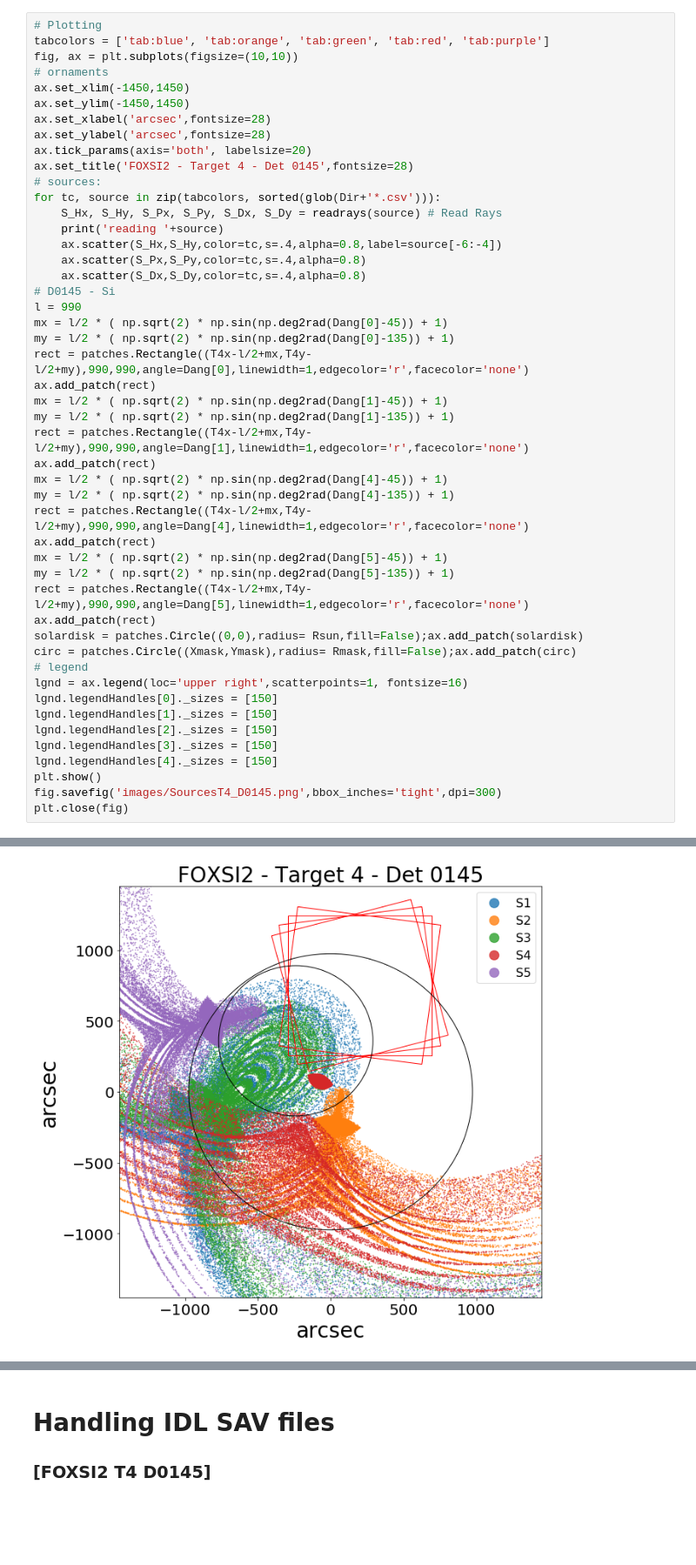
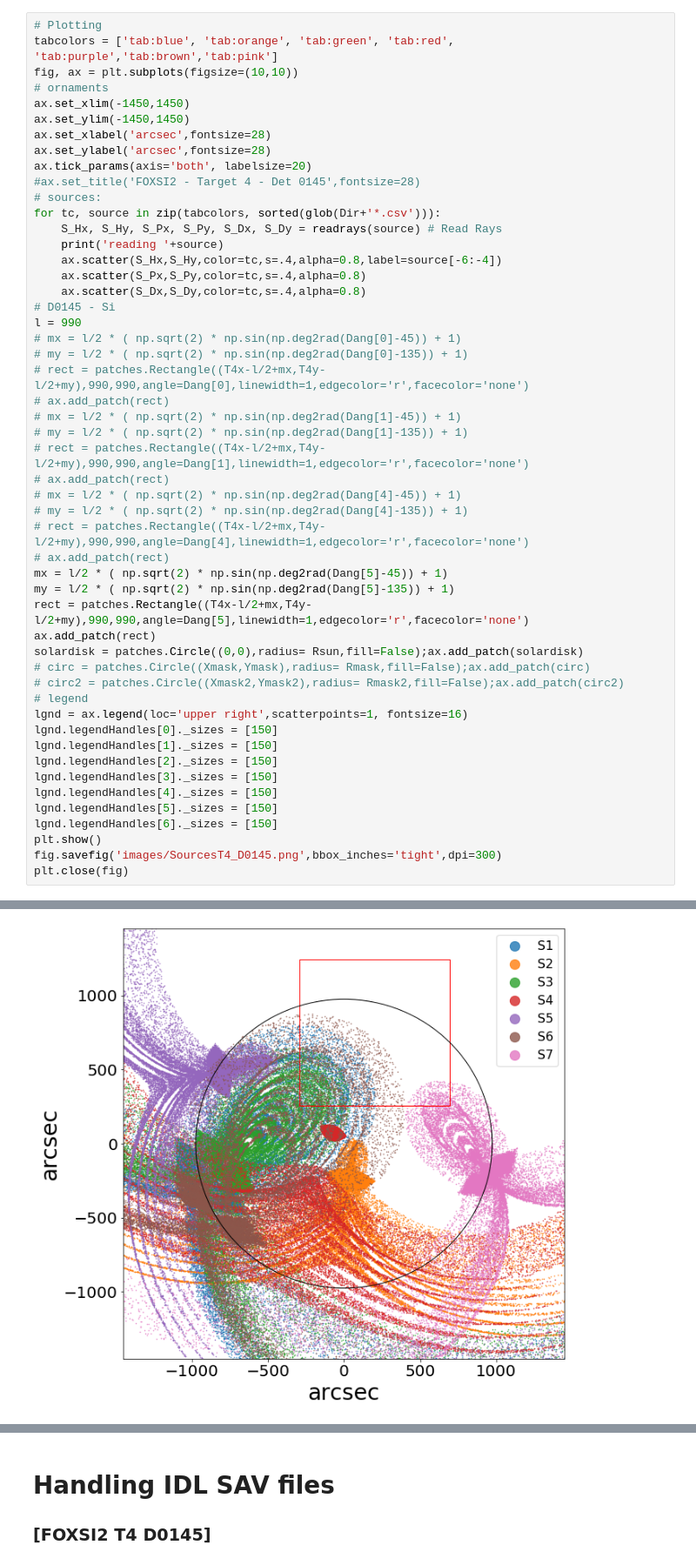
Before and after one commit to pymilo/QuietSunAnalysis, a Jupyter notebook: FOXSI2/D0145_T4-FOXSI2-QS-FluxStudy.ipynb, the cells around one changed output, grey strips where cells are left out. Shown at 87% size. Drawn from its saved outputs; the diff is of its cells as text; blank space fills up the shorter version.

```diff
--- a/FOXSI2/D0145_T4-FOXSI2-QS-FluxStudy.ipynb
+++ b/FOXSI2/D0145_T4-FOXSI2-QS-FluxStudy.ipynb
@@ -72,7 +74,7 @@ def readrays(file):
     return All_Hx, All_Hy, All_Px, All_Py, All_Dx, All_Dy
 # %%
 # Plotting
-tabcolors = ['tab:blue', 'tab:orange', 'tab:green', 'tab:red', 'tab:purple']
+tabcolors = ['tab:blue', 'tab:orange', 'tab:green', 'tab:red', 'tab:purple','tab:brown','tab:pink']
 fig, ax = plt.subplots(figsize=(10,10))
 # ornaments
 ax.set_xlim(-1450,1450)
@@ -80,7 +82,7 @@ ax.set_ylim(-1450,1450)
 ax.set_xlabel('arcsec',fontsize=28)
 ax.set_ylabel('arcsec',fontsize=28)
 ax.tick_params(axis='both', labelsize=20)
-ax.set_title('FOXSI2 - Target 4 - Det 0145',fontsize=28)
+#ax.set_title('FOXSI2 - Target 4 - Det 0145',fontsize=28)
 # sources:
 for tc, source in zip(tabcolors, sorted(glob(Dir+'*.csv'))):
     S_Hx, S_Hy, S_Px, S_Py, S_Dx, S_Dy = readrays(source) # Read Rays
@@ -90,24 +92,25 @@ for tc, source in zip(tabcolors, sorted(glob(Dir+'*.csv'))):
     ax.scatter(S_Dx,S_Dy,color=tc,s=.4,alpha=0.8)
 # D0145 - Si
 l = 990
-mx = l/2 * ( np.sqrt(2) * np.sin(np.deg2rad(Dang[0]-45)) + 1)
-my = l/2 * ( np.sqrt(2) * np.sin(np.deg2rad(Dang[0]-135)) + 1)
-rect = patches.Rectangle((T4x-l/2+mx,T4y-l/2+my),990,990,angle=Dang[0],linewidth=1,edgecolor='r',facecolor='none')
-ax.add_patch(rect)
-mx = l/2 * ( np.sqrt(2) * np.sin(np.deg2rad(Dang[1]-45)) + 1)
-my = l/2 * ( np.sqrt(2) * np.sin(np.deg2rad(Dang[1]-135)) + 1)
-rect = patches.Rectangle((T4x-l/2+mx,T4y-l/2+my),990,990,angle=Dang[1],linewidth=1,edgecolor='r',facecolor='none')
-ax.add_patch(rect)
-mx = l/2 * ( np.sqrt(2) * np.sin(np.deg2rad(Dang[4]-45)) + 1)
-my = l/2 * ( np.sqrt(2) * np.sin(np.deg2rad(Dang[4]-135)) + 1)
-rect = patches.Rectangle((T4x-l/2+mx,T4y-l/2+my),990,990,angle=Dang[4],linewidth=1,edgecolor='r',facecolor='none')
-ax.add_patch(rect)
+# mx = l/2 * ( np.sqrt(2) * np.sin(np.deg2rad(Dang[0]-45)) + 1)
+# my = l/2 * ( np.sqrt(2) * np.sin(np.deg2rad(Dang[0]-135)) + 1)
+# rect = patches.Rectangle((T4x-l/2+mx,T4y-l/2+my),990,990,angle=Dang[0],linewidth=1,edgecolor='r',facecolor='none')
+# ax.add_patch(rect)
+# mx = l/2 * ( np.sqrt(2) * np.sin(np.deg2rad(Dang[1]-45)) + 1)
+# my = l/2 * ( np.sqrt(2) * np.sin(np.deg2rad(Dang[1]-135)) + 1)
+# rect = patches.Rectangle((T4x-l/2+mx,T4y-l/2+my),990,990,angle=Dang[1],linewidth=1,edgecolor='r',facecolor='none')
+# ax.add_patch(rect)
+# mx = l/2 * ( np.sqrt(2) * np.sin(np.deg2rad(Dang[4]-45)) + 1)
+# my = l/2 * ( np.sqrt(2) * np.sin(np.deg2rad(Dang[4]-135)) + 1)
+# rect = patches.Rectangle((T4x-l/2+mx,T4y-l/2+my),990,990,angle=Dang[4],linewidth=1,edgecolor='r',facecolor='none')
+# ax.add_patch(rect)
 mx = l/2 * ( np.sqrt(2) * np.sin(np.deg2rad(Dang[5]-45)) + 1)
 my = l/2 * ( np.sqrt(2) * np.sin(np.deg2rad(Dang[5]-135)) + 1)
 rect = patches.Rectangle((T4x-l/2+mx,T4y-l/2+my),990,990,angle=Dang[5],linewidth=1,edgecolor='r',facecolor='none')
 ax.add_patch(rect)
 solardisk = patches.Circle((0,0),radius= Rsun,fill=False);ax.add_patch(solardisk)
-circ = patches.Circle((Xmask,Ymask),radius= Rmask,fill=False);ax.add_patch(circ)
+# circ = patches.Circle((Xmask,Ymask),radius= Rmask,fill=False);ax.add_patch(circ)
+# circ2 = patches.Circle((Xmask2,Ymask2),radius= Rmask2,fill=False);ax.add_patch(circ2)
 # legend
 lgnd = ax.legend(loc='upper right',scatterpoints=1, fontsize=16)
 lgnd.legendHandles[0]._sizes = [150]
@@ -115,6 +118,8 @@ lgnd.legendHandles[1]._sizes = [150]
 lgnd.legendHandles[2]._sizes = [150]
 lgnd.legendHandles[3]._sizes = [150]
 lgnd.legendHandles[4]._sizes = [150]
+lgnd.legendHandles[5]._sizes = [150]
+lgnd.legendHandles[6]._sizes = [150]
 plt.show()
 fig.savefig('images/SourcesT4_D0145.png',bbox_inches='tight',dpi=300)
 plt.close(fig)
@@ -132,3 +141,3 @@ reading ./D0145_rays/D0145S5.csv
-[figure, old version]
+[figure, new version]
 # %%
 # Plotting
```
Also changed, not shown: parts of 22 cells of this notebook, 13 other files.
